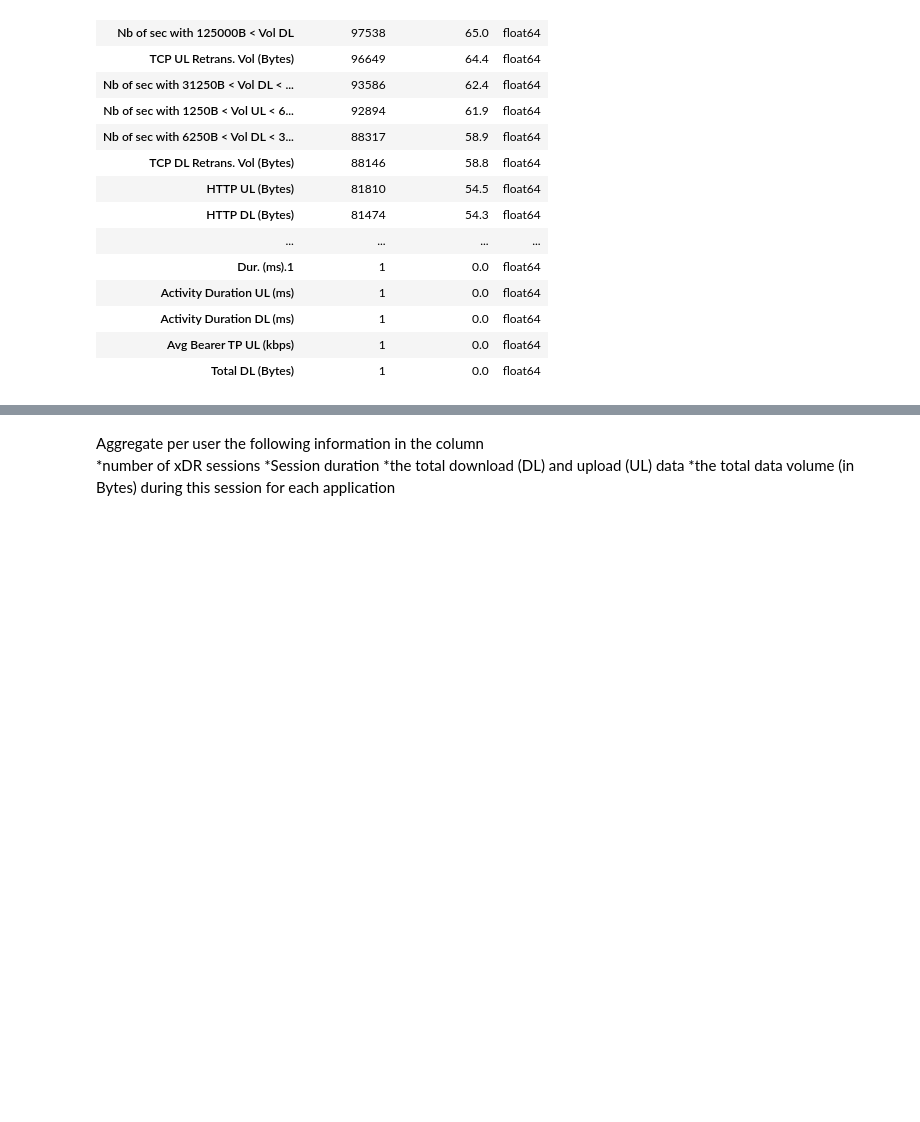
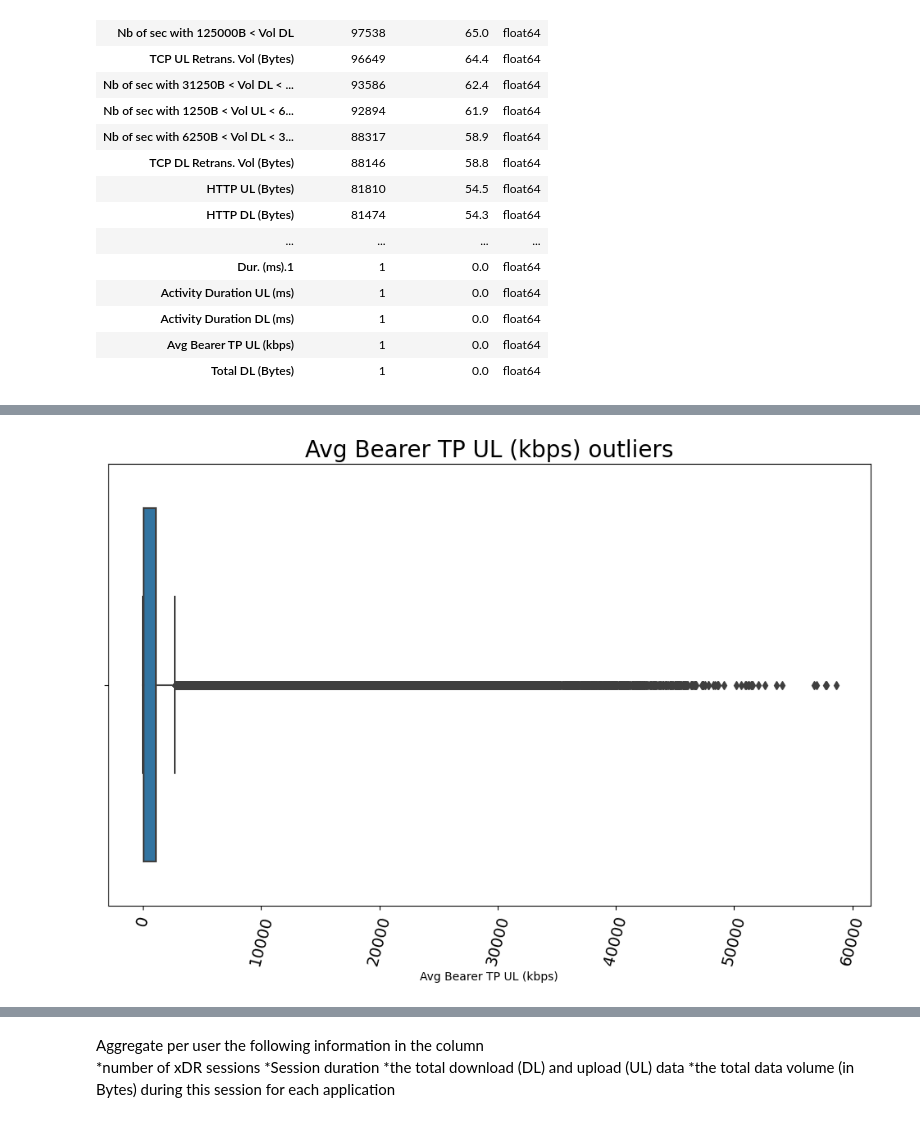
Before and after one commit to JaraGu/-Telecom-User-Analytics, a Jupyter notebook: notebooks/analysis.ipynb, the cells around one changed output, grey strips where cells are left out. Saved outputs shown, nothing was run; the diff lists cells and outputs as text; code cells hidden in the pictures; blank space fills up the shorter version.

```diff
--- a/notebooks/analysis.ipynb
+++ b/notebooks/analysis.ipynb
@@ -50,0 +34,4 @@ memory usage: 62.9+ MB
+# %%
+new_df.info()
+new_df['Start'] = pd.to_datetime(new_df['Start'])
+new_df['End'] = pd.to_datetime(new_df['End'])
@@ -145,0 +163,4 @@ There are 41 columns that have missing values.
+# %%
+plotting.plot_box(new_df,"Avg Bearer TP UL (kbps)","Avg Bearer TP UL (kbps) outliers")
+# %% [output]
+[figure, added]
```
Also changed, not shown: parts of 12 cells of this notebook, 2 other files.
